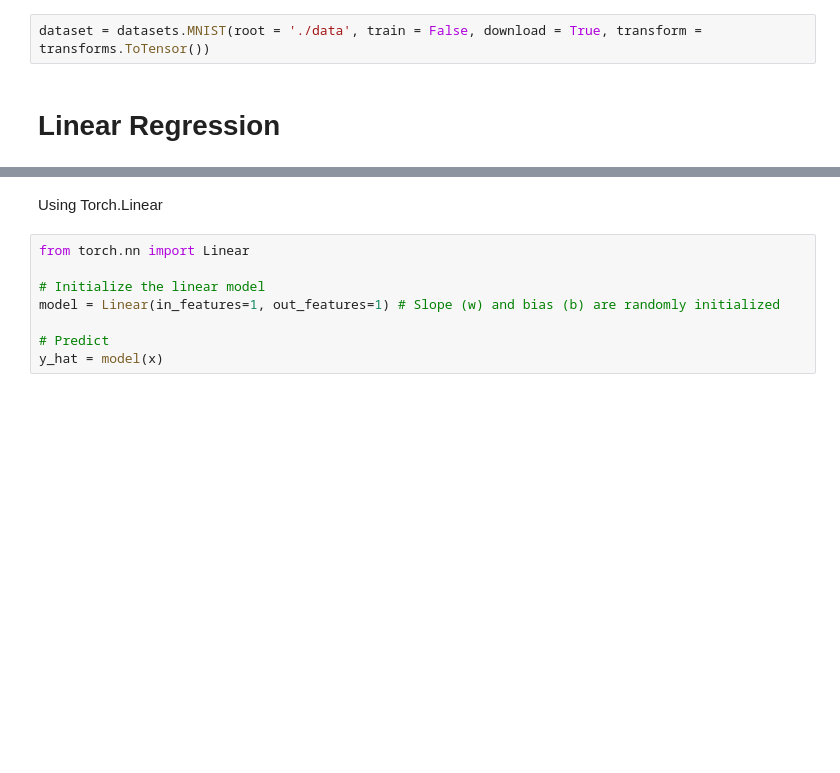
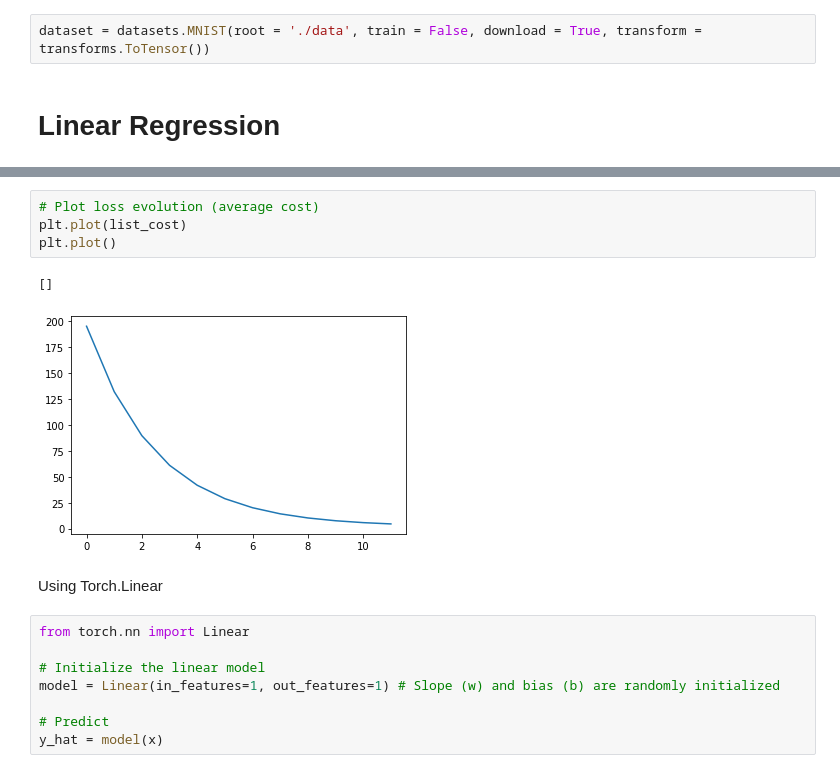
Before and after one commit to AlexisBogroff/CheatSheets, a Jupyter notebook: Pytorch.ipynb, the cells around one changed output, grey strips where cells are left out. Cells and saved outputs as stored; diff of their text form; blank space fills up the shorter version.

```diff
--- a/Pytorch.ipynb
+++ b/Pytorch.ipynb
@@ -190,3 +211,10 @@ y_hat = forward(x)
+# %%
+# Plot loss evolution (average cost)
+plt.plot(list_cost)
+plt.plot()
+# %% [output]
+[]
+[figure, added]
 # %% [markdown]
 Using Torch.Linear
 # %%
```
Also changed, not shown: parts of 9 cells of this notebook.
